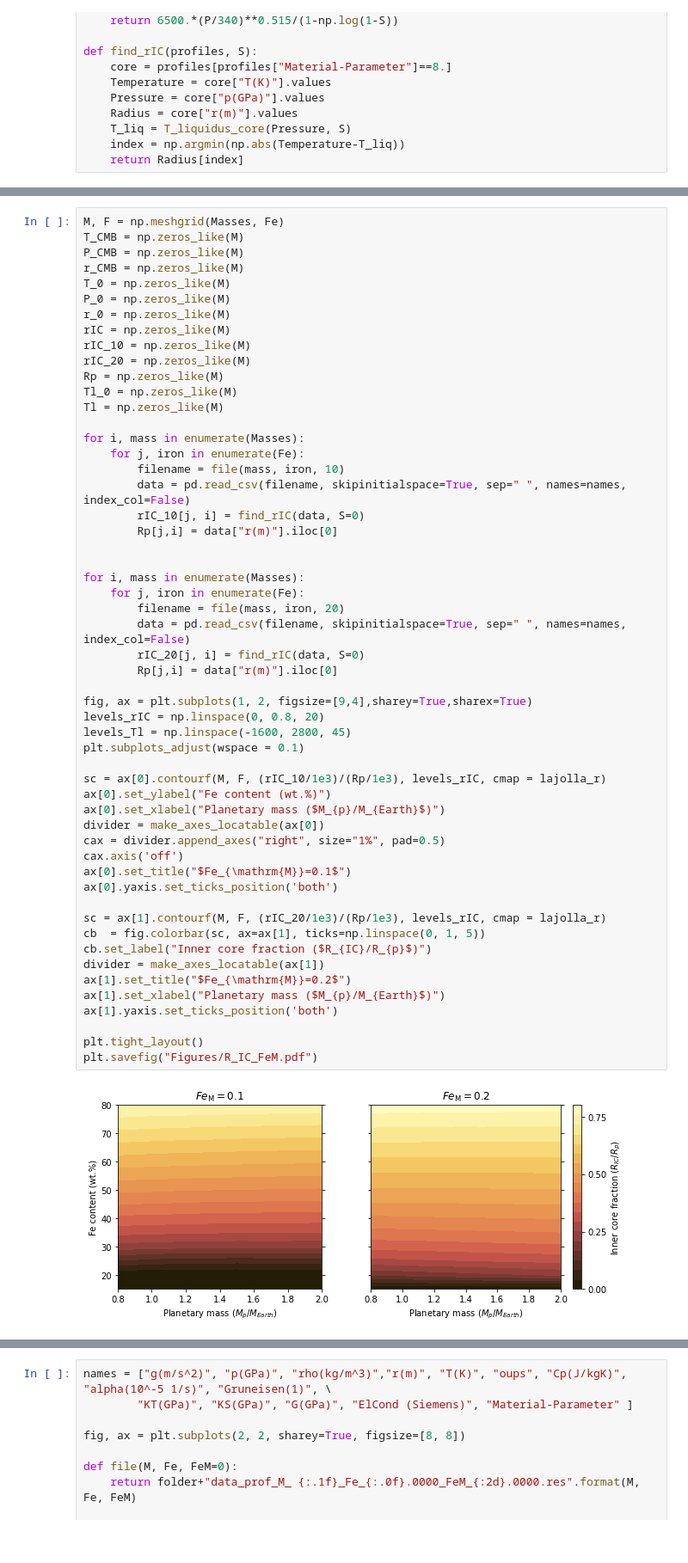
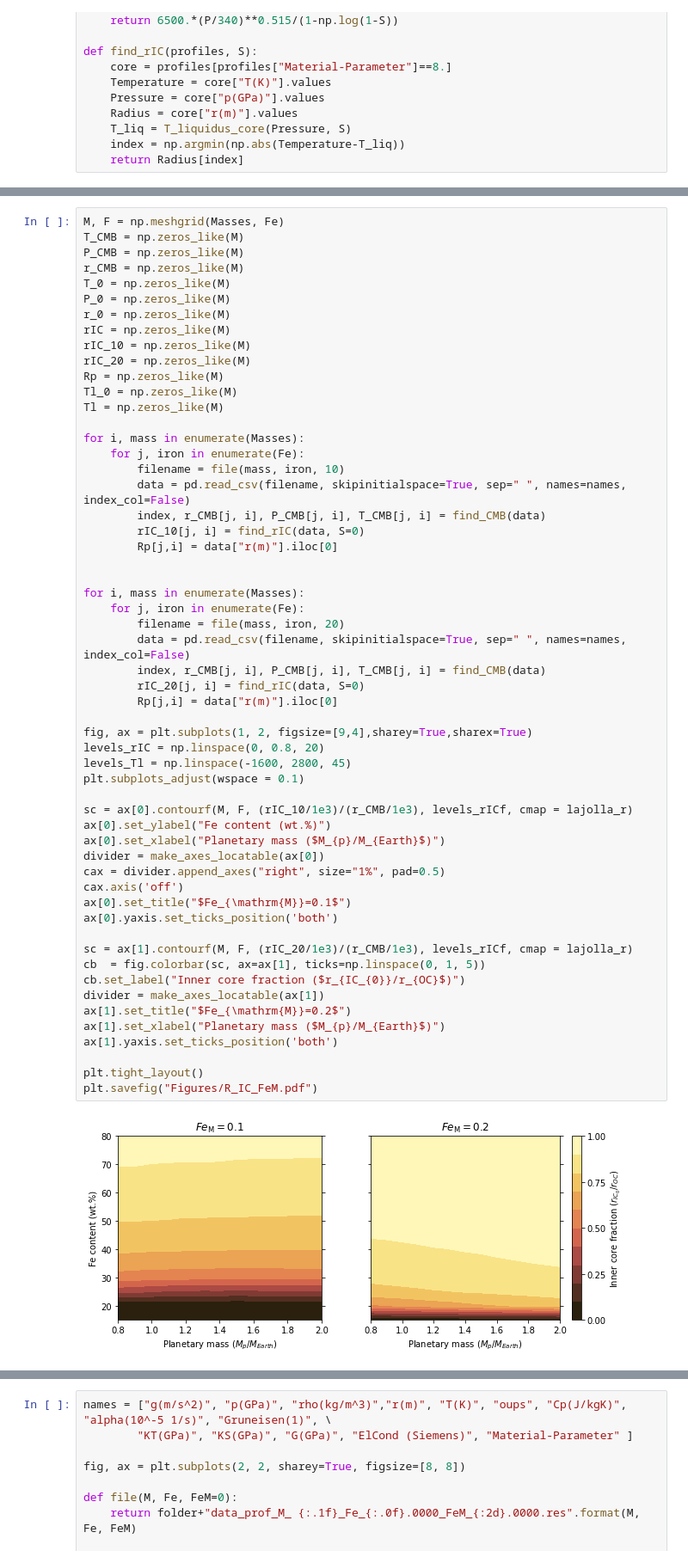
Before and after one commit to irenebonati/exo-cores, a Jupyter notebook: Plots_paper.ipynb, the cells around one changed output, grey strips where cells are left out. Shown at 86% size. Cells and saved outputs as stored; diff of their text form.

```diff
--- a/Plots_paper.ipynb
+++ b/Plots_paper.ipynb
@@ -244,43 +251,45 @@ for i, mass in enumerate(Masses):
     for j, iron in enumerate(Fe):
         filename = file(mass, iron, 10)
         data = pd.read_csv(filename, skipinitialspace=True, sep=" ", names=names, index_col=False)
+        index, r_CMB[j, i], P_CMB[j, i], T_CMB[j, i] = find_CMB(data)
         rIC_10[j, i] = find_rIC(data, S=0)
         Rp[j,i] = data["r(m)"].iloc[0]
 
 
 for i, mass in enumerate(Masses):
     for j, iron in enumerate(Fe):
         filename = file(mass, iron, 20)
         data = pd.read_csv(filename, skipinitialspace=True, sep=" ", names=names, index_col=False)
+        index, r_CMB[j, i], P_CMB[j, i], T_CMB[j, i] = find_CMB(data)
         rIC_20[j, i] = find_rIC(data, S=0)
         Rp[j,i] = data["r(m)"].iloc[0]
 
 fig, ax = plt.subplots(1, 2, figsize=[9,4],sharey=True,sharex=True)
 levels_rIC = np.linspace(0, 0.8, 20)
 levels_Tl = np.linspace(-1600, 2800, 45)
 plt.subplots_adjust(wspace = 0.1)
 
-sc = ax[0].contourf(M, F, (rIC_10/1e3)/(Rp/1e3), levels_rIC, cmap = lajolla_r)
+sc = ax[0].contourf(M, F, (rIC_10/1e3)/(r_CMB/1e3), levels_rICf, cmap = lajolla_r)
 ax[0].set_ylabel("Fe content (wt.%)")
 ax[0].set_xlabel("Planetary mass ($M_{p}/M_{Earth}$)")
 divider = make_axes_locatable(ax[0])
 cax = divider.append_axes("right", size="1%", pad=0.5)
 cax.axis('off')
 ax[0].set_title("$Fe_{\mathrm{M}}=0.1$")
 ax[0].yaxis.set_ticks_position('both')
 
-sc = ax[1].contourf(M, F, (rIC_20/1e3)/(Rp/1e3), levels_rIC, cmap = lajolla_r)
+sc = ax[1].contourf(M, F, (rIC_20/1e3)/(r_CMB/1e3), levels_rICf, cmap = lajolla_r)
 cb  = fig.colorbar(sc, ax=ax[1], ticks=np.linspace(0, 1, 5))
-cb.set_label("Inner core fraction ($R_{IC}/R_{p}$)")
+cb.set_label("Inner core fraction ($r_{IC_{0}}/r_{OC}$)")
 divider = make_axes_locatable(ax[1])
 ax[1].set_title("$Fe_{\mathrm{M}}=0.2$")
 ax[1].set_xlabel("Planetary mass ($M_{p}/M_{Earth}$)")
 ax[1].yaxis.set_ticks_position('both')
 
 plt.tight_layout()
 plt.savefig("Figures/R_IC_FeM.pdf")
 # %% [output]
-[figure, old version]
+[figure, new version]
 # %%
 names = ["g(m/s^2)", "p(GPa)", "rho(kg/m^3)","r(m)", "T(K)", "oups", "Cp(J/kgK)", "alpha(10^-5 1/s)", "Gruneisen(1)", \
         "KT(GPa)", "KS(GPa)", "G(GPa)", "ElCond (Siemens)", "Material-Parameter" ]
```
Also changed, not shown: parts of 3 cells of this notebook, 4 other files.
